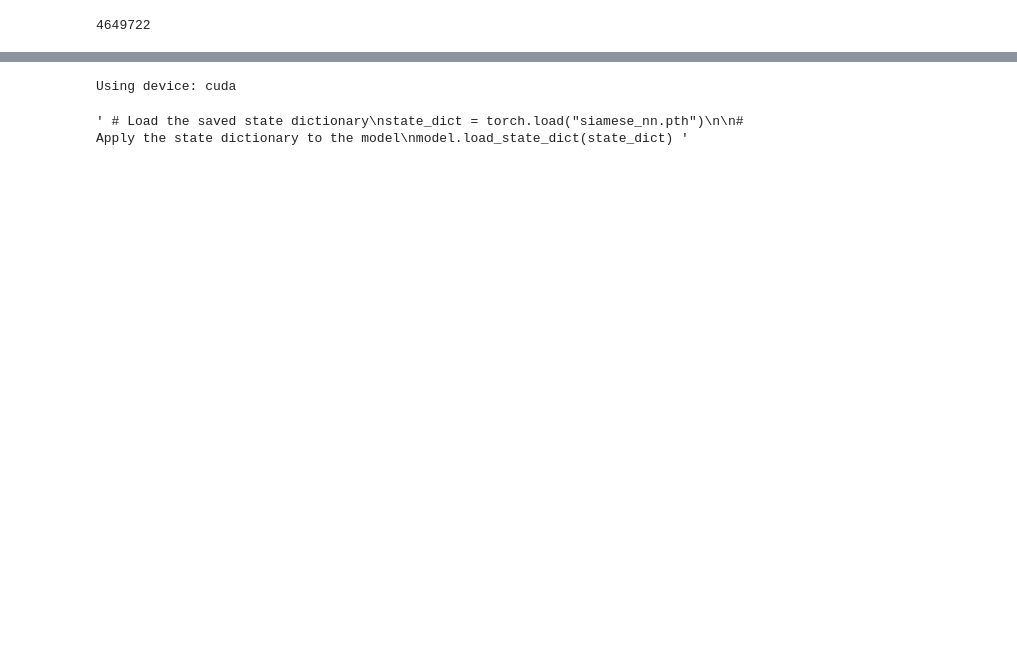
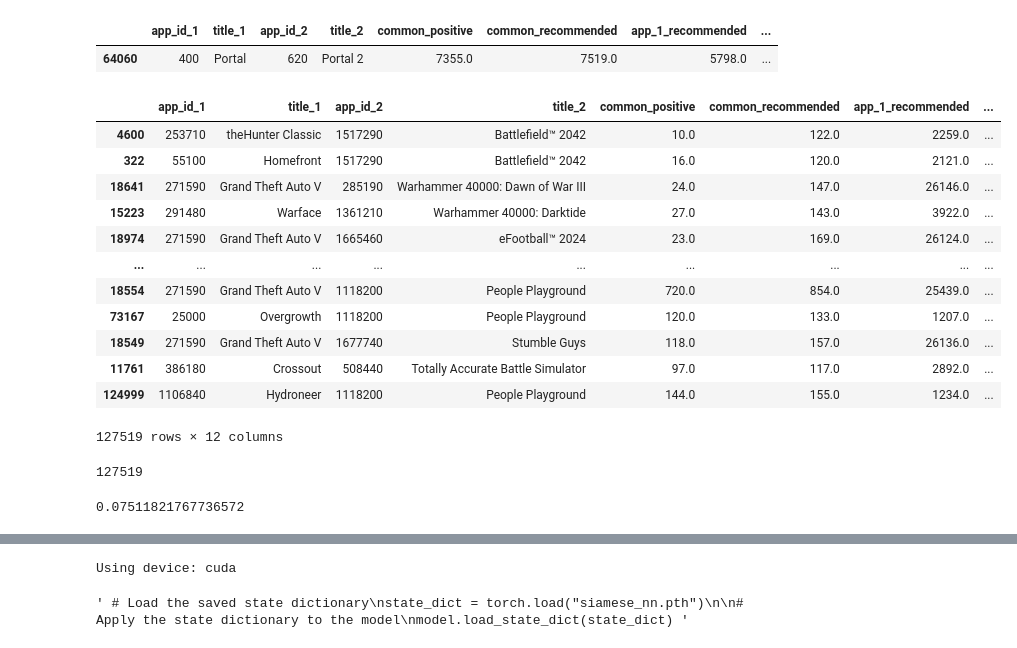
Before and after one commit to Lars-Janssen/Game-map, a Jupyter notebook: network.ipynb, the cells around one changed output, grey strips where cells are left out. Cells and saved outputs as stored; diff of their text form; code cells hidden in the pictures; blank space fills up the shorter version.

```diff
--- a/network.ipynb
+++ b/network.ipynb
@@ -15,8 +15,29 @@ file_path = "/media/lars/F77E-7D07/"
 unique_pairs = pd.read_csv(file_path + "unique_pairs.csv")
-# %%
-minimum = 10
-len(unique_pairs[(unique_pairs["app_1_recommended"] >= minimum) & (unique_pairs["app_2_recommended"] >= minimum)])
-unique_pairs = unique_pairs[(unique_pairs["app_1_recommended"] >= minimum) & (unique_pairs["app_2_recommended"] >= minimum)]
-# %% [output]
-4649722
+# %%
+unique_pairs[(unique_pairs["title_1"] == "Portal") & (unique_pairs["title_2"] == "Portal 2")]
+# %% [output]
+|  | app_id_1 | title_1 | app_id_2 | title_2 | common_positive | common_recommended | app_1_recommended | ... |
+| 64060 | 400 | Portal | 620 | Portal 2 | 7355.0 | 7519.0 | 5798.0 | ... |
+# %%
+unique_pairs.sort_values("pmi")
+# %% [output]
+|  | app_id_1 | title_1 | app_id_2 | title_2 | common_positive | common_recommended | app_1_recommended | ... |
+| 4600 | 253710 | theHunter Classic | 1517290 | Battlefield™ 2042 | 10.0 | 122.0 | 2259.0 | ... |
+| 322 | 55100 | Homefront | 1517290 | Battlefield™ 2042 | 16.0 | 120.0 | 2121.0 | ... |
+| 18641 | 271590 | Grand Theft Auto V | 285190 | Warhammer 40000: Dawn of War III | 24.0 | 147.0 | 26146.0 | ... |
+| 15223 | 291480 | Warface | 1361210 | Warhammer 40000: Darktide | 27.0 | 143.0 | 3922.0 | ... |
+| 18974 | 271590 | Grand Theft Auto V | 1665460 | eFootball™ 2024 | 23.0 | 169.0 | 26124.0 | ... |
+| ... | ... | ... | ... | ... | ... | ... | ... | ... |
+| 18554 | 271590 | Grand Theft Auto V | 1118200 | People Playground | 720.0 | 854.0 | 25439.0 | ... |
+| 73167 | 25000 | Overgrowth | 1118200 | People Playground | 120.0 | 133.0 | 1207.0 | ... |
+| 18549 | 271590 | Grand Theft Auto V | 1677740 | Stumble Guys | 118.0 | 157.0 | 26136.0 | ... |
+| 11761 | 386180 | Crossout | 508440 | Totally Accurate Battle Simulator | 97.0 | 117.0 | 2892.0 | ... |
+| 124999 | 1106840 | Hydroneer | 1118200 | People Playground | 144.0 | 155.0 | 1234.0 | ... |
+127519 rows × 12 columns
+# %%
+minimum = 0
+unique_pairs = unique_pairs[unique_pairs["common_recommended"] >= minimum]
+len(unique_pairs)
+# %% [output]
+127519
 # %%
@@ -29,5 +57,9 @@ unique_pairs["label"] = unique_pairs["pmi"].apply(lambda p: compute_label(p, k=1
 # %%
 unique_pairs = unique_pairs.reset_index(drop=True)
+# %%
+len(unique_pairs[unique_pairs["label"] >= 0.5]) / len(unique_pairs)
+# %% [output]
+0.07511821767736572
 # %%
 # Count occurrences of "True" label for each app_id_1 and app_id_2
 true_counts = pd.concat([
```
Also changed, not shown: parts of 15 cells of this notebook, 7 other files.
